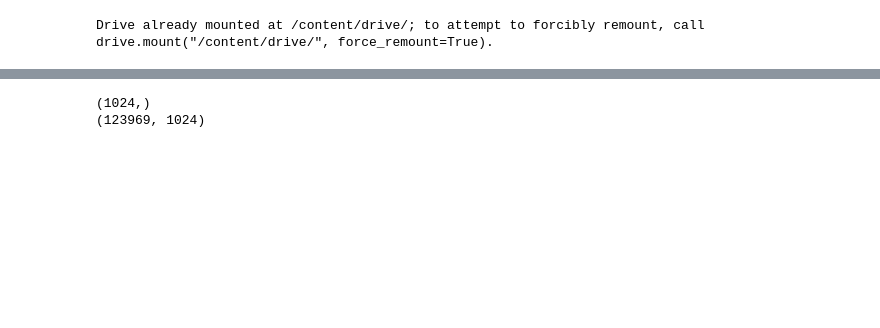
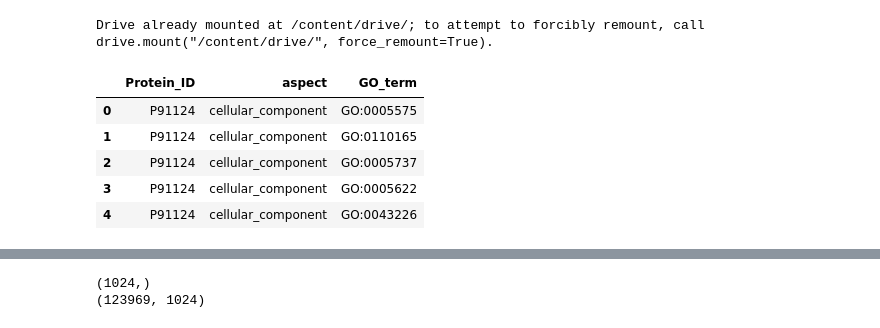
Before and after one commit to marcouderzo/BioData-PdxK-ThiD-FamilyModel, a Jupyter notebook: biodata_pfp.ipynb, the cells around one changed output, grey strips where cells are left out. Cells and saved outputs as stored; diff of their text form; code cells hidden in the pictures; blank space fills up the shorter version.

```diff
--- a/biodata_pfp.ipynb
+++ b/biodata_pfp.ipynb
@@ -19,3 +21,16 @@ import h5py
 Drive already mounted at /content/drive/; to attempt to forcibly remount, call drive.mount("/content/drive/", force_remount=True).
 # %%
 data_dir = 'data/train/'
+# %%
+# Loading train_set.tsv file, which contains ProteinID, aspect and GO_term
+
+train_set = pd.read_csv(data_dir+'train_set.tsv', delimiter='\t')
+
+train_set.head()
+# %% [output]
+|  | Protein_ID | aspect | GO_term |
+| 0 | P91124 | cellular_component | GO:0005575 |
+| 1 | P91124 | cellular_component | GO:0110165 |
+| 2 | P91124 | cellular_component | GO:0005737 |
+| 3 | P91124 | cellular_component | GO:0005622 |
+| 4 | P91124 | cellular_component | GO:0043226 |
```
Also changed, not shown: parts of 9 cells of this notebook.
